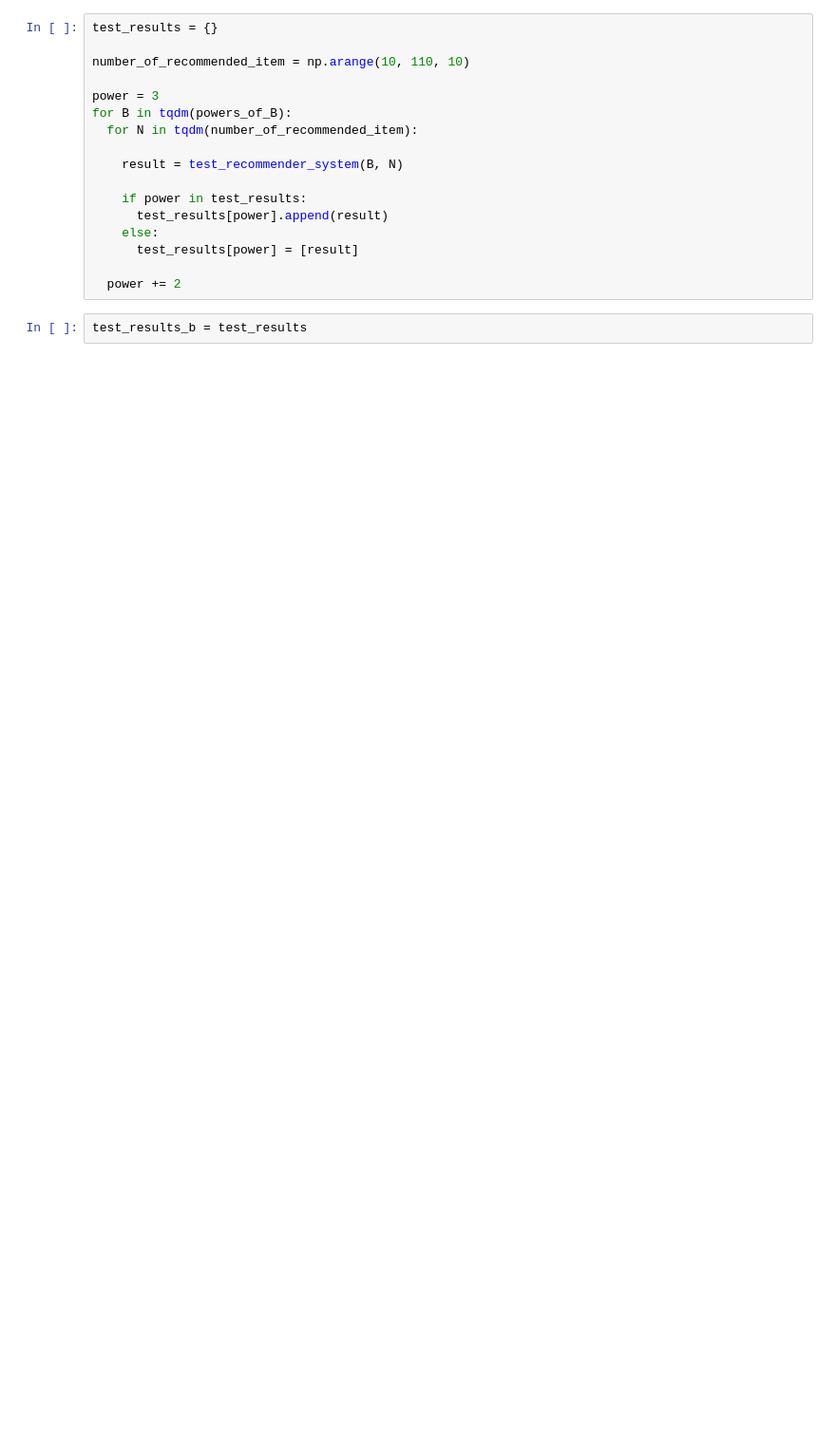
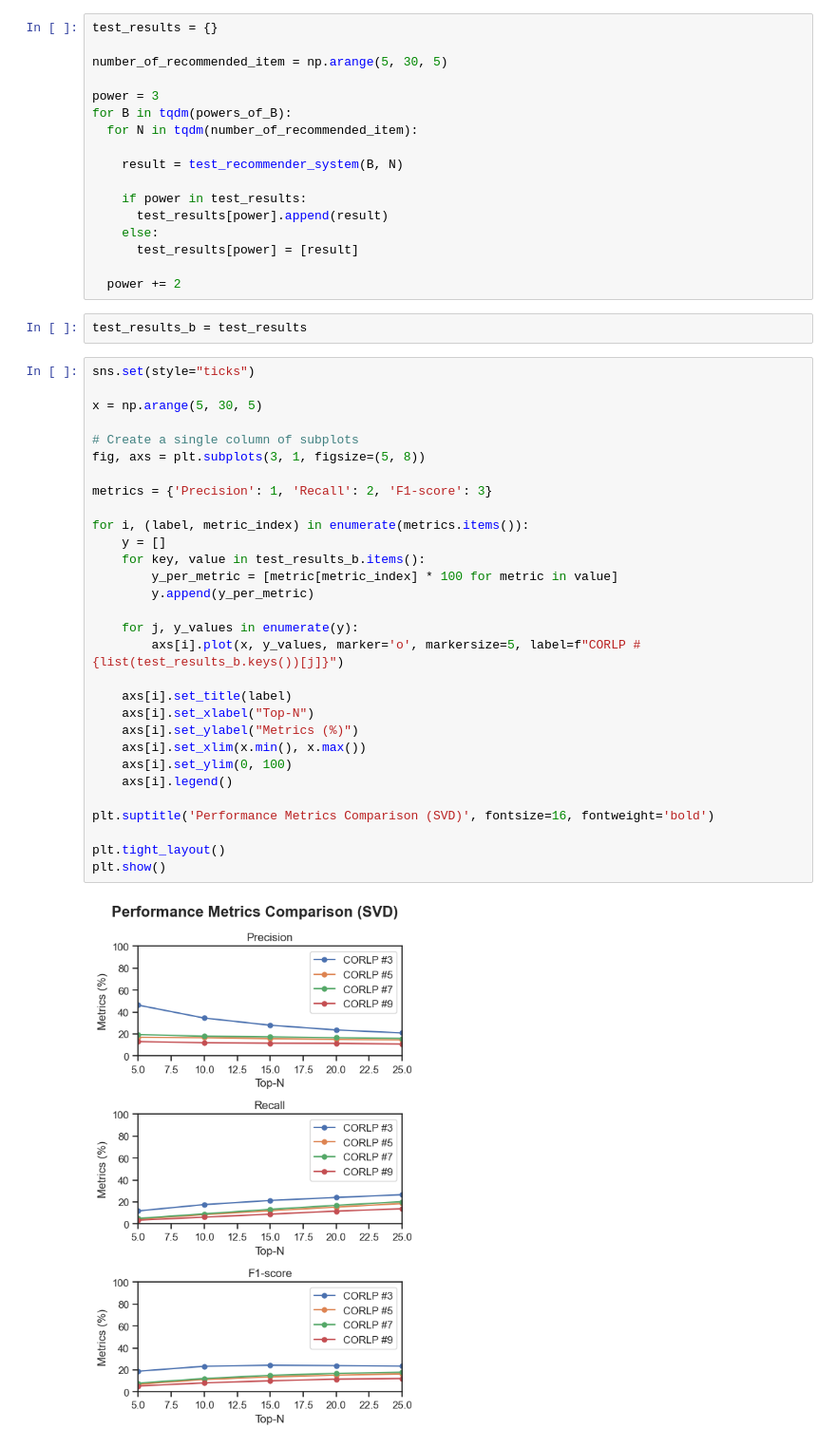
Before and after one commit to apapadoi/dws-sna-graph-based-music-recommendation, a Jupyter notebook: CORLP/corlp.ipynb, the cells around one changed output. Shown: that part at 95% size. Cells and saved outputs as stored; diff of their text form; blank space fills up the shorter version.

```diff
--- a/CORLP/corlp.ipynb
+++ b/CORLP/corlp.ipynb
@@ -336,7 +309,7 @@ powers_of_B = calculate_matrix_power_of(B)
 # %%
 test_results = {}
 
-number_of_recommended_item = np.arange(10, 110, 10)
+number_of_recommended_item = np.arange(5, 30, 5)
 
 power = 3
 for B in tqdm(powers_of_B):
@@ -352,3 +325,35 @@ for B in tqdm(powers_of_B):
   power += 2
 # %%
 test_results_b = test_results
+# %%
+sns.set(style="ticks")
+
+x = np.arange(5, 30, 5)
+
+# Create a single column of subplots
+fig, axs = plt.subplots(3, 1, figsize=(5, 8))
+
+metrics = {'Precision': 1, 'Recall': 2, 'F1-score': 3}
+
+for i, (label, metric_index) in enumerate(metrics.items()):
+    y = []
+    for key, value in test_results_b.items():
+        y_per_metric = [metric[metric_index] * 100 for metric in value]
+        y.append(y_per_metric)
+
+    for j, y_values in enumerate(y):
+        axs[i].plot(x, y_values, marker='o', markersize=5, label=f"CORLP #{list(test_results_b.keys())[j]}")
+
+    axs[i].set_title(label)
+    axs[i].set_xlabel("Top-N")
+    axs[i].set_ylabel("Metrics (%)")
+    axs[i].set_xlim(x.min(), x.max())
+    axs[i].set_ylim(0, 100)
+    axs[i].legend()
+
+plt.suptitle('Performance Metrics Comparison (SVD)', fontsize=16, fontweight='bold')
+
+plt.tight_layout()
+plt.show()
+# %% [output]
+[figure, added]
```
Also changed, not shown: parts of 19 cells of this notebook, 3 other files.
